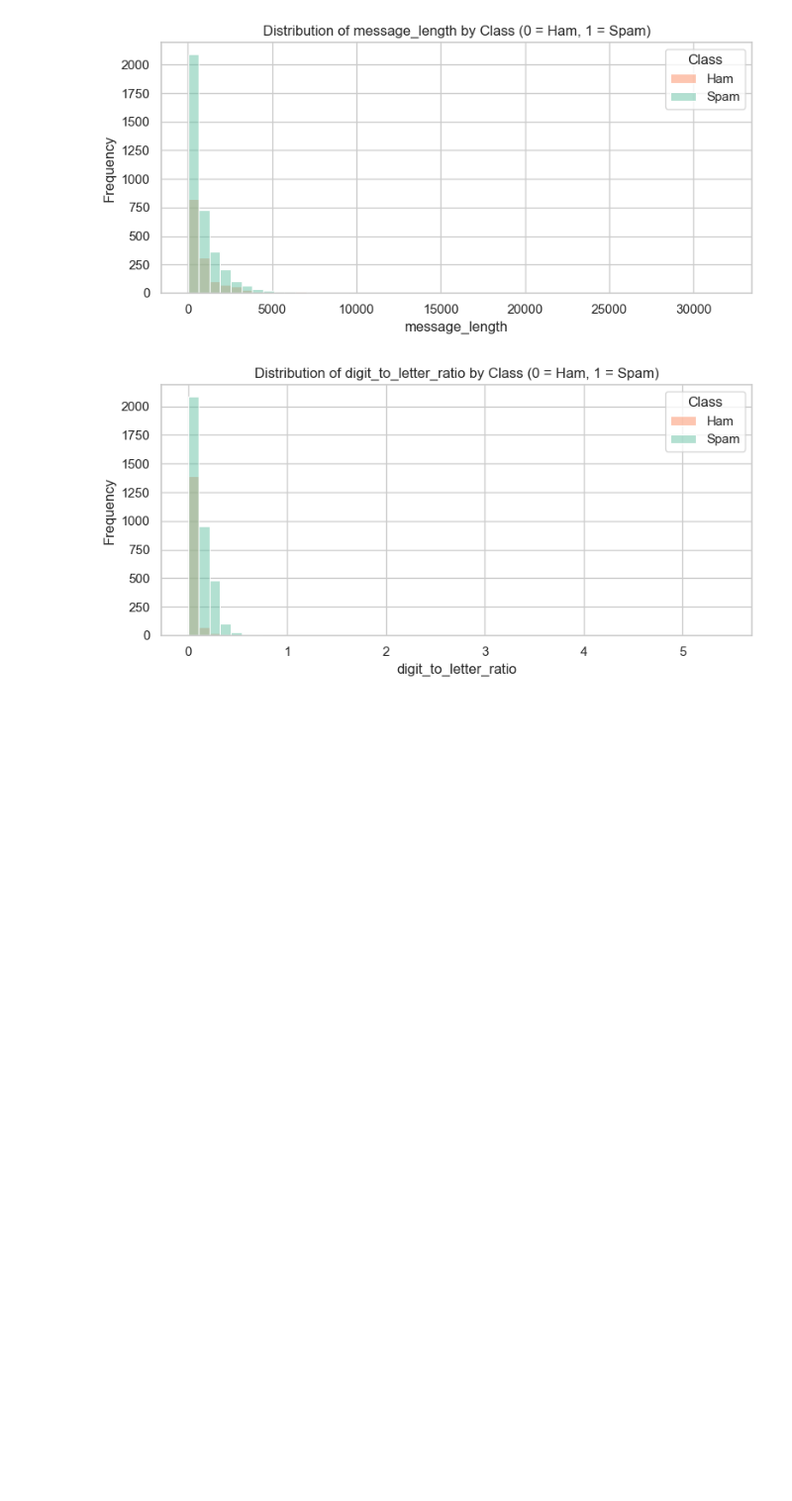
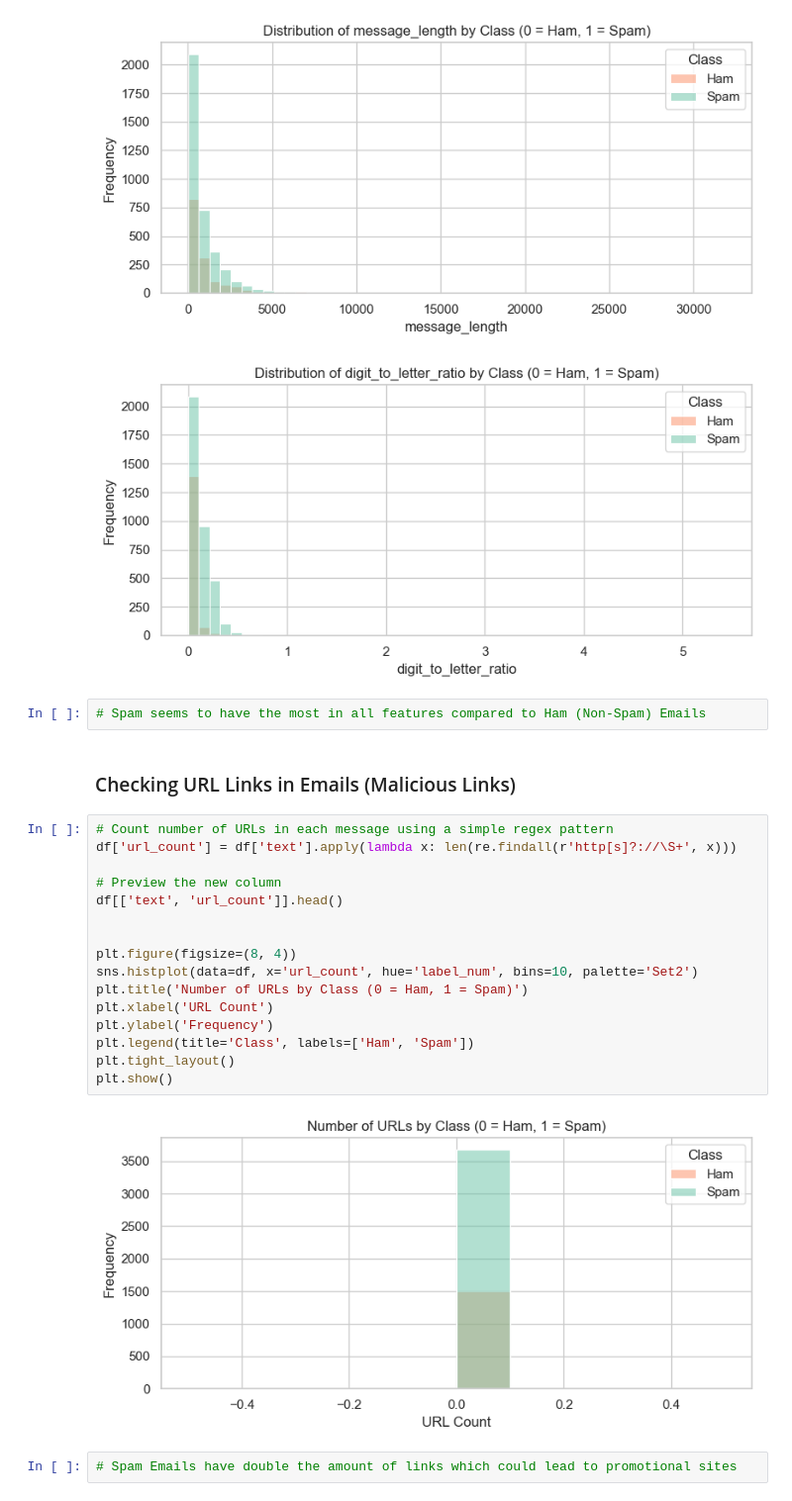
Before and after one commit to BarraHarrison/Spam-Detection, a Jupyter notebook: main.ipynb, the cells around one changed output. Shown: that part at 99% size. Cells and saved outputs as stored; diff of their text form; blank space fills up the shorter version.

Commit message:
Looking at URL Links and Reply/Forward Indicators which could indicate Spam

```diff
--- a/main.ipynb
+++ b/main.ipynb
@@ -527,3 +527,27 @@ for feature in features:
 [figure]
 [figure]
 [figure]
+# %%
+# Spam seems to have the most in all features compared to Ham (Non-Spam) Emails
+# %% [markdown]
+### Checking URL Links in Emails (Malicious Links)
+# %%
+# Count number of URLs in each message using a simple regex pattern
+df['url_count'] = df['text'].apply(lambda x: len(re.findall(r'http[s]?://\S+', x)))
+
+# Preview the new column
+df[['text', 'url_count']].head()
+
+
+plt.figure(figsize=(8, 4))
+sns.histplot(data=df, x='url_count', hue='label_num', bins=10, palette='Set2')
+plt.title('Number of URLs by Class (0 = Ham, 1 = Spam)')
+plt.xlabel('URL Count')
+plt.ylabel('Frequency')
+plt.legend(title='Class', labels=['Ham', 'Spam'])
+plt.tight_layout()
+plt.show()
+# %% [output]
+[figure, added]
+# %%
+# Spam Emails have double the amount of links which could lead to promotional sites
```
Also changed, not shown: parts of 3 cells of this notebook.
